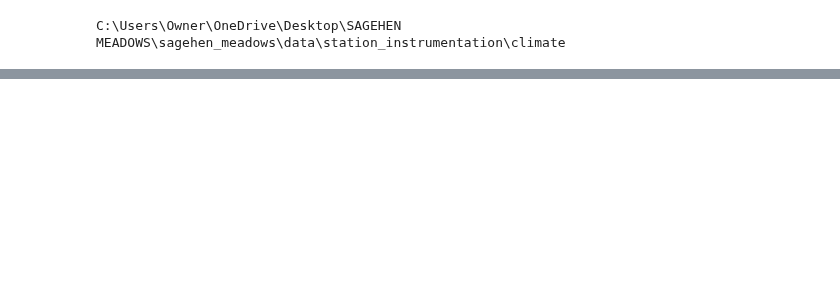
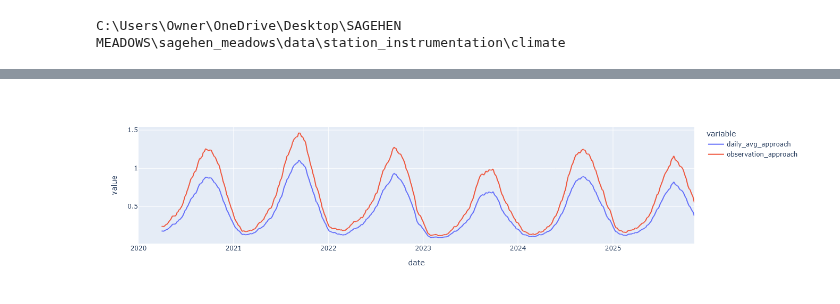
Before and after one commit to jnatali/sagehen_meadows, a Jupyter notebook: scripts/climate/VPD_long_term_analysis.ipynb, the cells around one changed output, grey strips where cells are left out. Drawn from its saved outputs; the diff is of its cells as text; code cells hidden in the pictures; blank space fills up the shorter version.

```diff
--- a/scripts/climate/VPD_long_term_analysis.ipynb
+++ b/scripts/climate/VPD_long_term_analysis.ipynb
@@ -71,0 +99,5 @@ print(RH_to_VPD(0, 230))
+# %%
+merged = pd.DataFrame(daily_avg_approach['date'])
+merged = merged.join(daily_avg_approach['rolling_avg']).rename({'rolling_avg':'daily_avg_approach'}, axis='columns')
+merged = merged.join(observation_approach['rolling_avg']).rename({'rolling_avg':'observation_approach'}, axis='columns')
+merged
@@ -71,0 +118,4 @@ print(RH_to_VPD(0, 230))
+# %%
+px.line(merged, x='date', y=['daily_avg_approach', 'observation_approach'])
+# %% [output]
+[figure, added]
```
Also changed, not shown: parts of 12 cells of this notebook.
